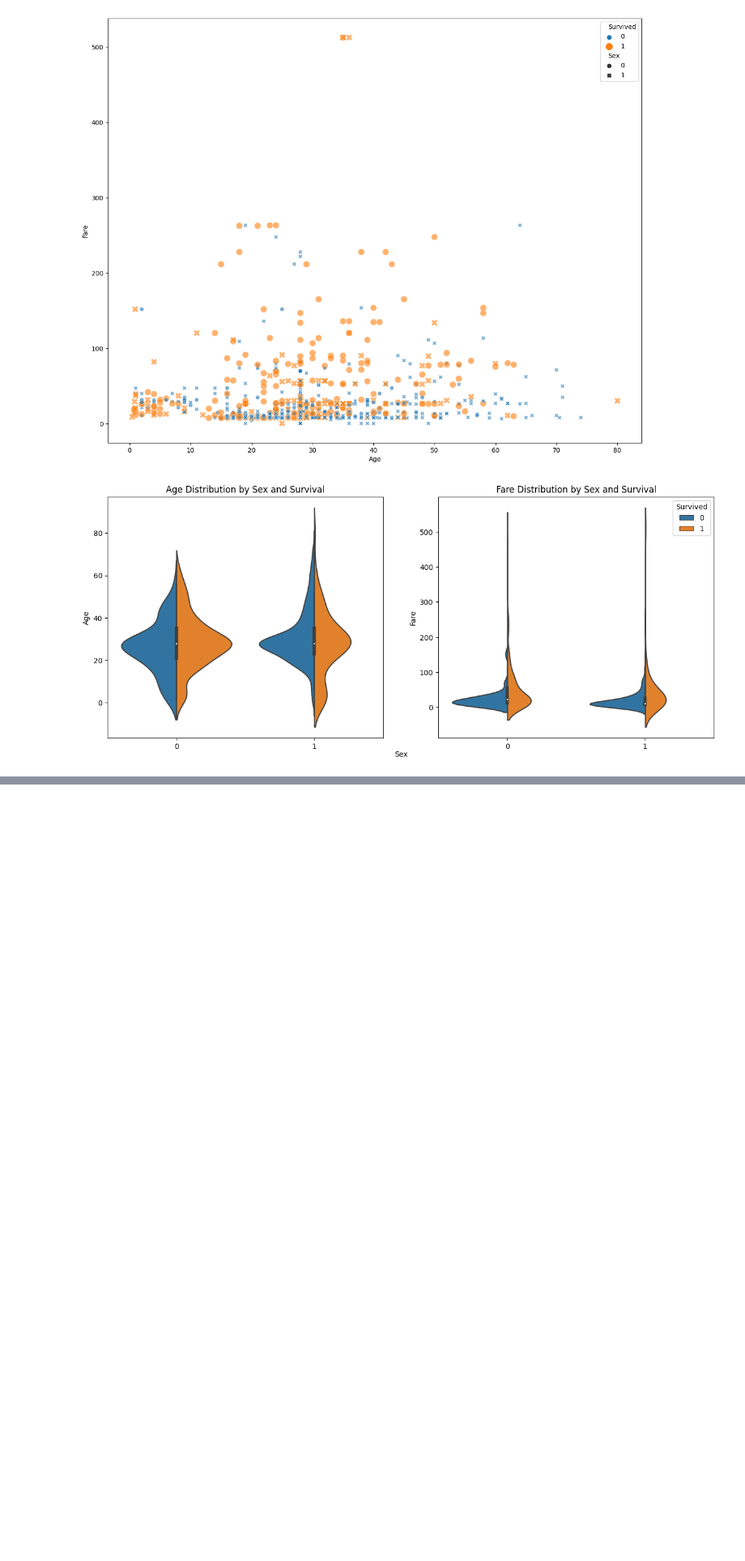
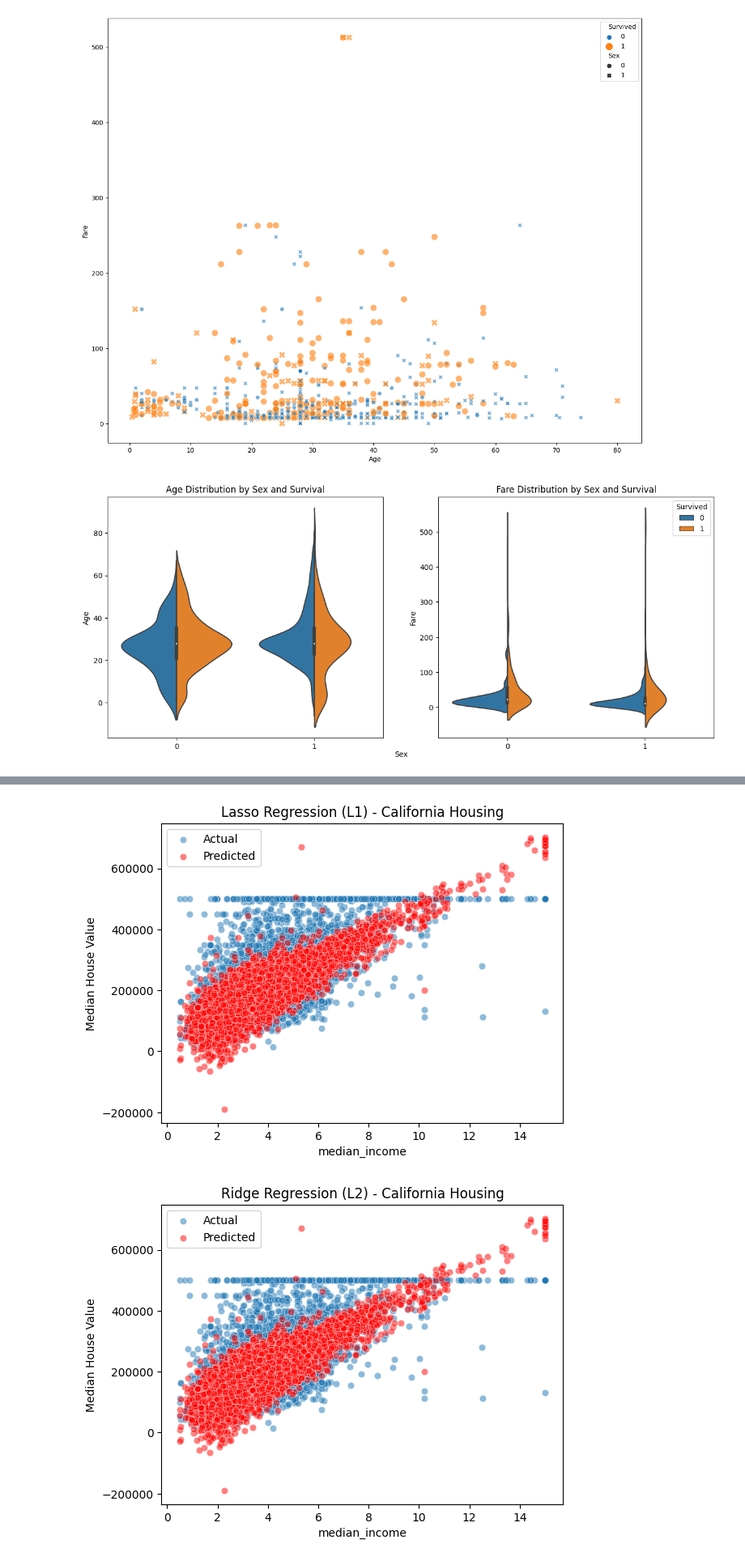
Before and after one commit to GodishalaAshwith/MachineLearningLab, a Jupyter notebook: MLKaggle.ipynb, the cells around one changed output, grey strips where cells are left out. Shown at 81% size. Saved outputs shown, nothing was run; the diff lists cells and outputs as text; code cells hidden in the pictures; blank space fills up the shorter version.

```diff
--- a/MLKaggle.ipynb
+++ b/MLKaggle.ipynb
@@ -1342,0 +1493,3 @@ plt.show()
+# %%
+data.drop(columns=['ocean_proximity'], inplace=True)
+data.info()
@@ -1342,0 +1513,8 @@ plt.show()
+# %%
+from sklearn.model_selection import train_test_split
+x_train, x_test, y_train, y_test = train_test_split(
+    data.drop(labels = ['median_house_value'],axis = 1),
+    data['median_house_value'],
+    test_size = 0.3,
+    random_state = 0
+)
@@ -1342,0 +1539,6 @@ plt.show()
+# %%
+# Drop rows with missing values
+x_train = x_train.dropna()
+y_train = y_train.loc[x_train.index]   # keep indices aligned
+x_test = x_test.dropna()
+y_test = y_test.loc[x_test.index]
@@ -1342,0 +1576,38 @@ plt.show()
+# %%
+import matplotlib.pyplot as plt
+import seaborn as sns
+
+# Choose one feature for visualization (example: median_income)
+feature = "median_income"
+
+# Lasso
+
+# Scatter plot of actual values
+sns.scatterplot(x=x_test[feature], y=y_test, alpha=0.5, label="Actual")
+
+# Plot predictions
+sns.scatterplot(x=x_test[feature], y=lasso_pred, color="red", alpha=0.5, label="Predicted")
+
+plt.title("Lasso Regression (L1) - California Housing")
+plt.xlabel(feature)
+plt.ylabel("Median House Value")
+plt.legend()
+plt.show()
+
+
+# Ridge
+
+# Scatter plot of actual values
+sns.scatterplot(x=x_test[feature], y=y_test, alpha=0.5, label="Actual")
+
+# Plot predictions
+sns.scatterplot(x=x_test[feature], y=ridge_pred, color="red", alpha=0.5, label="Predicted")
+
+plt.title("Ridge Regression (L2) - California Housing")
+plt.xlabel(feature)
+plt.ylabel("Median House Value")
+plt.legend()
+plt.show()
+# %% [output]
+[figure, added]
+[figure, added]
```
Also changed, not shown: parts of 26 cells of this notebook.
